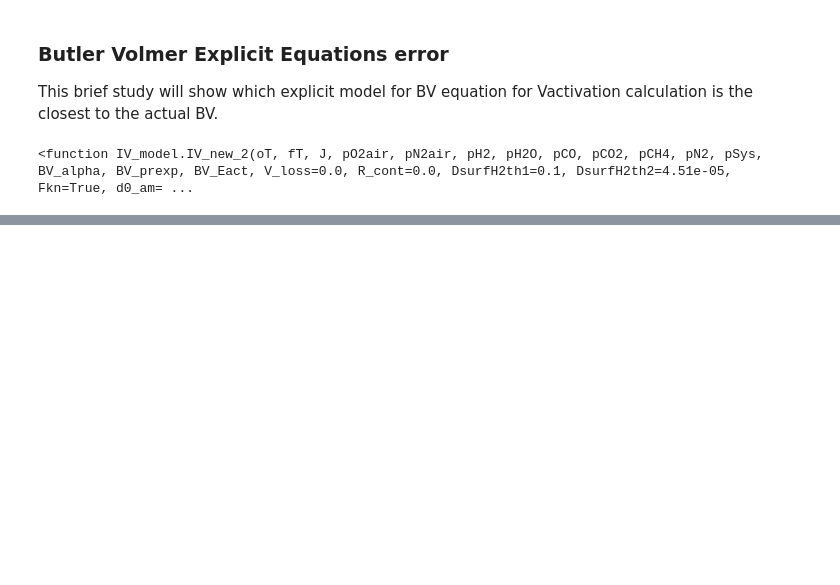
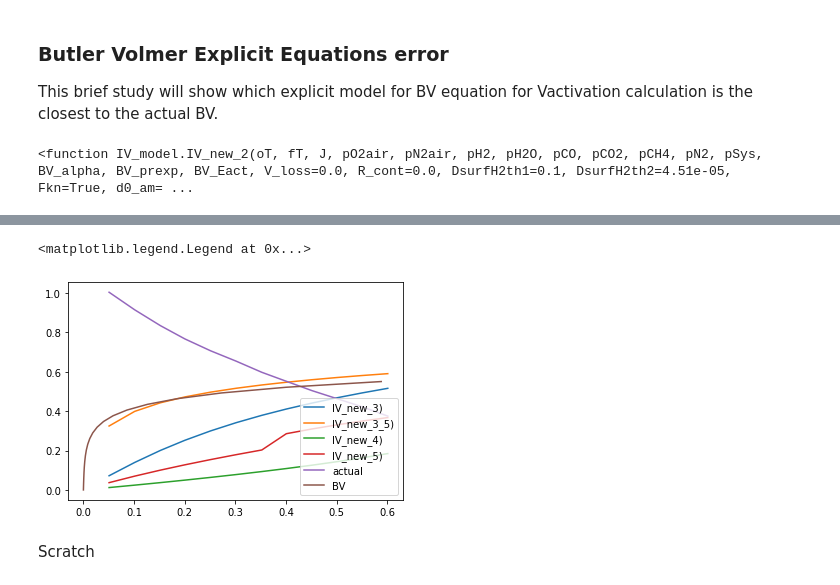
Before and after one commit to NGFC-Lib/NGFC-Lib, a Jupyter notebook: jupyter/Python_IV_Curve/2_IV_Model_Update/Match_Experimental_Data/BV_models_Errors.ipynb, the cells around one changed output, grey strips where cells are left out. Drawn from its saved outputs; the diff is of its cells as text; code cells hidden in the pictures; blank space fills up the shorter version.

```diff
--- a/jupyter/Python_IV_Curve/2_IV_Model_Update/Match_Experimental_Data/BV_models_Errors.ipynb
+++ b/jupyter/Python_IV_Curve/2_IV_Model_Update/Match_Experimental_Data/BV_models_Errors.ipynb
@@ -288,19 +192,26 @@ plt.plot(J,BV)
+# %%
+for i in range(len(BV_4B)):
+    V_BP= IV_model.IV_new_4(ToperBP[i]+273.15,ToperBP[i]+273.15,J_BP[i],
+                    pO2air,pN2air,pH2,pH2O,pCO,pCO2,pCH4,pN2,pSys,
+                    B4[0], B4[1], B4[2],
+                    B4[3], B4[4], 0.1, 4.51e-5,
+                    True, B4[5], B4[6])
+    BV_4B[i]=V_BP[3]
+# %%
+for i in range(len(BV_5B)):
+    V_BP= IV_model.IV_new_5(ToperBP[i]+273.15,ToperBP[i]+273.15,J_BP[i],
+                    pO2air,pN2air,pH2,pH2O,pCO,pCO2,pCH4,pN2,pSys,
+                    B5[0], B5[1], B5[2],
+                    B5[3], B5[4], 0.1, 4.51e-5,
+                    True,B5[5],B5[6])
+    BV_5B[i]=V_BP[3]
 # %%
-#Original BV equation ranging Vact from 0 to 0.25
-
-BV_prexp=9.6620275/10
-BV_Eact=3.35955954
-BV_alpha=0.48646415
+Vact = np.linspace(0,0.55,20)
+J=np.zeros(len(Vact))
+BV_prexp=5639/5000
+BV_Eact=79616/10000
+BV_alpha=0.5
 i0=BV_prexp*math.exp(-BV_Eact)
-Vact = np.linspace(0,1,1000)
-J=np.zeros(len(Vact))
 
 for i in range(len(J)):
     J[i]=-i0*(math.exp(-BV_alpha*2*Vact[i]*F/R/Tk)-math.exp((1-BV_alpha)*Vact[i]*2*F/R/Tk))
-
-plt.plot(J,Vact)
-# %%
-Vact=0.2
-Tk=oT
-J=-i0*(math.exp(-BV_alpha*2*Vact*F/R/Tk)-math.exp((1-BV_alpha)*Vact*2*F/R/Tk))
-J
@@ -348,0 +218,15 @@ plt.title('EXP. VS. IV_new', fontsize = 15)
+# %%
+fig1 = plt.figure()
+
+plt.plot(J_BP, BV_3B, label='IV_new_3)')
+plt.plot(J_BP, BV_3_5B, label='IV_new_3_5)')
+plt.plot(J_BP, BV_4B, label='IV_new_4)')
+plt.plot(J_BP, BV_5B, label='IV_new_5)')
+plt.plot(J_BP, y_BP, label='actual')
+plt.plot(J, Vact, label= 'BV')
+plt.legend(loc='lower right')
+# %% [output]
+<matplotlib.legend.Legend at 0x...>
+[figure, added]
+# %% [markdown]
+Scratch
```
Also changed, not shown: parts of 26 cells of this notebook.
